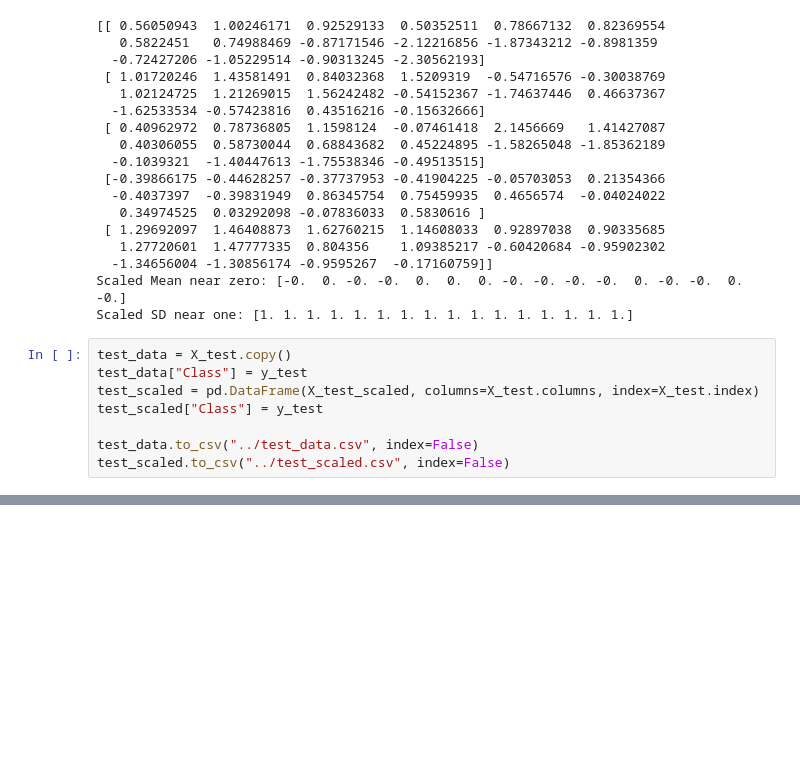
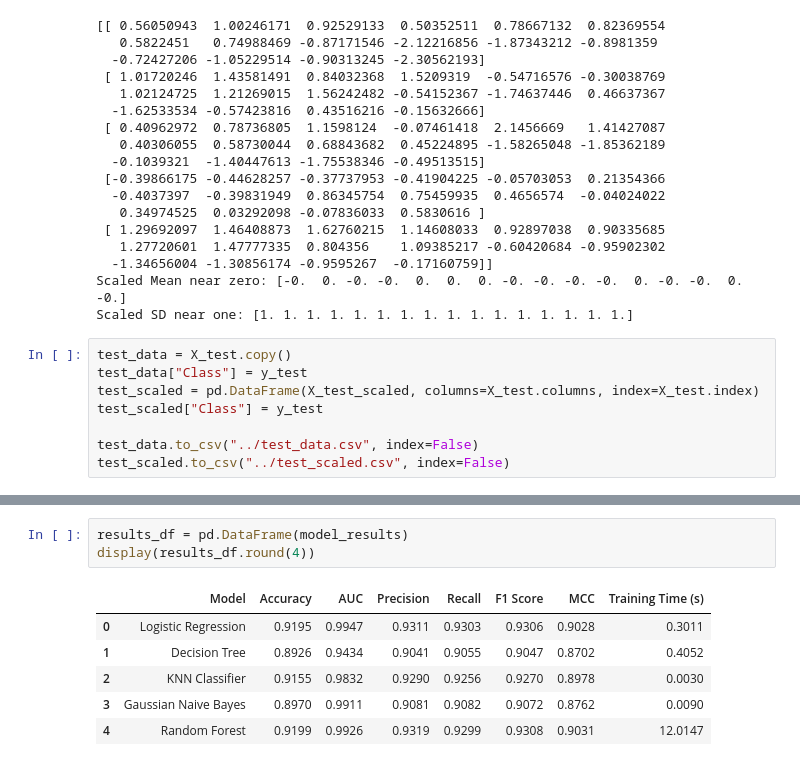
Before and after one commit to 2026ct05143/ML_Assignment_2, a Jupyter notebook: models/dry_bean_classification.ipynb, the cells around one changed output, grey strips where cells are left out. Cells and saved outputs as stored; diff of their text form; blank space fills up the shorter version.

Commit message:
Model has been trained and evaluated for all models

```diff
--- a/models/dry_bean_classification.ipynb
+++ b/models/dry_bean_classification.ipynb
@@ -293,0 +429,10 @@ test_scaled.to_csv("../test_scaled.csv", index=False)
+# %%
+results_df = pd.DataFrame(model_results)
+display(results_df.round(4))
+# %% [output]
+|  | Model | Accuracy | AUC | Precision | Recall | F1 Score | MCC | Training Time (s) |
+| 0 | Logistic Regression | 0.9195 | 0.9947 | 0.9311 | 0.9303 | 0.9306 | 0.9028 | 0.3011 |
+| 1 | Decision Tree | 0.8926 | 0.9434 | 0.9041 | 0.9055 | 0.9047 | 0.8702 | 0.4052 |
+| 2 | KNN Classifier | 0.9155 | 0.9832 | 0.9290 | 0.9256 | 0.9270 | 0.8978 | 0.0030 |
+| 3 | Gaussian Naive Bayes | 0.8970 | 0.9911 | 0.9081 | 0.9082 | 0.9072 | 0.8762 | 0.0090 |
+| 4 | Random Forest | 0.9199 | 0.9926 | 0.9319 | 0.9299 | 0.9308 | 0.9031 | 12.0147 |
```
Also changed, not shown: parts of 10 cells of this notebook.
